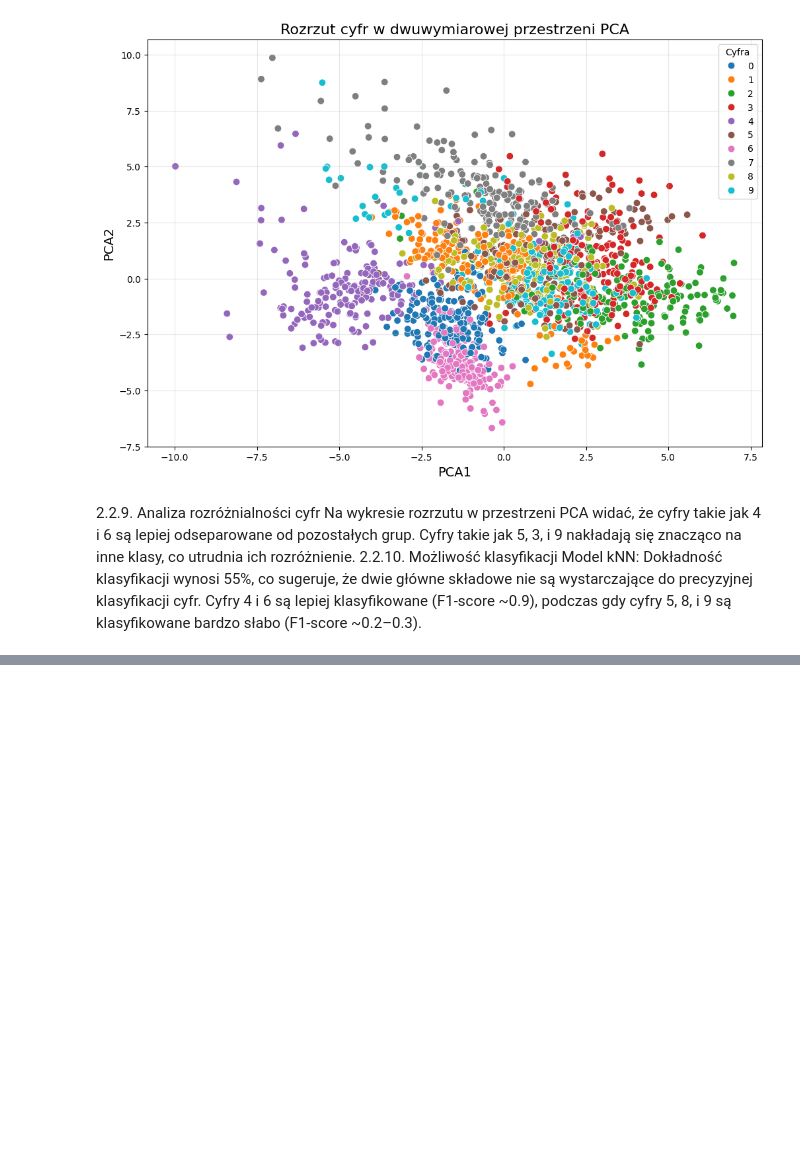
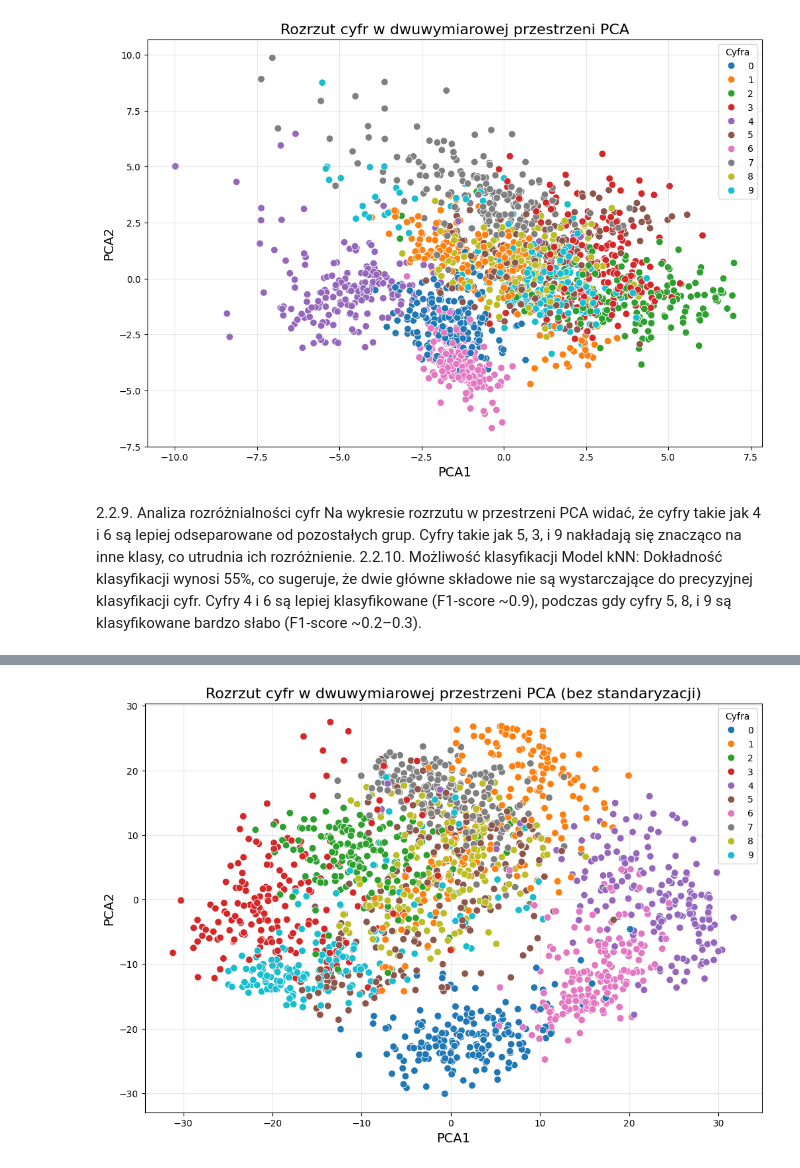
Before and after one commit to maddie84/Lab_Maszynowej_Analizy_Danych, a Jupyter notebook: Lab5/Jazwinska_LMAD_PSI_L5.ipynb, the cells around one changed output, grey strips where cells are left out. Drawn from its saved outputs; the diff is of its cells as text; code cells hidden in the pictures; blank space fills up the shorter version.

```diff
--- a/Lab5/Jazwinska_LMAD_PSI_L5.ipynb
+++ b/Lab5/Jazwinska_LMAD_PSI_L5.ipynb
@@ -454,0 +485,86 @@ ImportError: cannot import name 'KNeighborsClassifier' from 'sklearn.model_selec
+# %%
+# 2.2.2. Redukcja wymiarowości do 2 składowych głównych (bez standaryzacji)
+pca_no_scaling_2d = PCA(n_components=2)
+X_pca_no_scaling_2d = pca_no_scaling_2d.fit_transform(df_pixels)
+
+# 2.2.3. Dopasowanie PCA do danych - główne składowe
+principal_components_no_scaling_2d = pca_no_scaling_2d.components_
+
+# 2.2.4. Wyświetlenie atrybutu components_
+components_df_no_scaling_2d = pd.DataFrame(principal_components_no_scaling_2d,
+                                           columns=df_pixels.columns,
+                                           index=['PCA1', 'PCA2'])
+print("Macierz składowych głównych (bez standaryzacji):")
+print(components_df_no_scaling_2d)
+
+# 2.2.5. Wariancja poszczególnych składowych
+explained_variance_no_scaling_2d = pca_no_scaling_2d.explained_variance_ratio_
+print("\nWariancja wyjaśniona przez PCA1 (bez standaryzacji):", explained_variance_no_scaling_2d[0])
+print("Wariancja wyjaśniona przez PCA2 (bez standaryzacji):", explained_variance_no_scaling_2d[1])
+
+# 2.2.6. Wariancja dwóch składowych
+total_variance_no_scaling_2d = explained_variance_no_scaling_2d.sum()
+print("\nŁączna wariancja wyjaśniona przez PCA1 i PCA2 (bez standaryzacji):", total_variance_no_scaling_2d)
+
+# 2.2.7. Liczba składowych dla 95% i 99% wariancji
+pca_full_no_scaling = PCA()
+pca_full_no_scaling.fit(df_pixels)
+cumulative_variance_ratio_no_scaling = pca_full_no_scaling.explained_variance_ratio_.cumsum()
+
+n_components_95_no_scaling = (cumulative_variance_ratio_no_scaling >= 0.95).argmax() + 1
+n_components_99_no_scaling = (cumulative_variance_ratio_no_scaling >= 0.99).argmax() + 1
+
+print("\nLiczba składowych dla 95% wariancji (bez standaryzacji):", n_components_95_no_scaling)
+print("Liczba składowych dla 99% wariancji (bez standaryzacji):", n_components_99_no_scaling)
+
+# 2.2.8. Wizualizacja rozrzutu cyfr w dwuwymiarowej przestrzeni PCA (bez standaryzacji)
+plt.figure(figsize=(12, 8))
+sns.scatterplot(x=X_pca_no_scaling_2d[:, 0], y=X_pca_no_scaling_2d[:, 1], hue=labels,
+                palette='tab10', legend='full', s=60)
+plt.title("Rozrzut cyfr w dwuwymiarowej przestrzeni PCA (bez standaryzacji)", fontsize=16)
+plt.xlabel("PCA1", fontsize=14)
+plt.ylabel("PCA2", fontsize=14)
+plt.legend(title="Cyfra", fontsize=10)
+plt.grid(alpha=0.3)
+plt.show()
+
+# 2.2.9 i 2.2.10
+# Najlepiej rozróżnialne cyfry to 0, 6, i 9, ponieważ tworzą wyraźnie odseparowane klastry.
+# Najsłabiej rozróżnialne cyfry to 3, 5, i 8, które znacząco nakładają się na inne klasy.
+# Dwie główne składowe PCA pozwalają rozróżnić niektóre cyfry, ale nie są wystarczające
+# do precyzyjnej klasyfikacji wszystkich cyfr, szczególnie tych o podobnych kształtach.
+
+# 2.3.1. PCA dla 3 składowych (bez standaryzacji)
+pca_no_scaling_3d = PCA(n_components=3)
+X_pca_no_scaling_3d = pca_no_scaling_3d.fit_transform(df_pixels)
+
+# 2.3.2. Wariancja poszczególnych składowych (bez standaryzacji)
+explained_variance_no_scaling_3d = pca_no_scaling_3d.explained_variance_ratio_
+print("\nWariancja wyjaśniona przez PCA1 (bez standaryzacji):", explained_variance_no_scaling_3d[0])
+print("Wariancja wyjaśniona przez PCA2 (bez standaryzacji):", explained_variance_no_scaling_3d[1])
+print("Wariancja wyjaśniona przez PCA3 (bez standaryzacji):", explained_variance_no_scaling_3d[2])
+
+# 2.3.3. Wariancja dla trzech składowych (bez standaryzacji)
+total_variance_no_scaling_3d = explained_variance_no_scaling_3d.sum()
+print("\nŁączna wariancja wyjaśniona przez PCA1, PCA2 i PCA3 (bez standaryzacji):", total_variance_no_scaling_3d)
+
+# 2.3.4. Wizualizacja w 3D (bez standaryzacji)
+fig = plt.figure(figsize=(14, 8))
+ax = fig.add_subplot(111, projection='3d')
+scatter_no_scaling_3d = ax.scatter(X_pca_no_scaling_3d[:, 0], X_pca_no_scaling_3d[:, 1], X_pca_no_scaling_3d[:, 2],
+                                   c=labels, cmap='tab10', s=40, alpha=0.8)
+legend_no_scaling_3d = ax.legend(*scatter_no_scaling_3d.legend_elements(), title="Cyfra", fontsize=10)
+ax.add_artist(legend_no_scaling_3d)
+ax.set_title("Rozrzut cyfr w przestrzeni 3D (PCA bez standaryzacji)", fontsize=14)
+ax.set_xlabel("PCA1")
+ax.set_ylabel("PCA2")
+ax.set_zlabel("PCA3")
+plt.show()
+
+# 2.3.5.
+
+# Najlepiej rozróżnialne cyfry to 0, 6, i 9. Tworzą wyraźne, dobrze odseparowane klastry w przestrzeni 3D.
+# Najsłabiej rozróżnialne cyfry to 3, 5, i 8. Ich punkty nakładają się na inne cyfry, co utrudnia ich jednoznaczne odseparowanie.
+# Dodanie trzeciej składowej poprawia separację klas, ale cyfry o podobnych kształtach wciąż mają trudności z rozróżnieniem.
+# Widać jednak większą poprawę względem przestrzeni 2D.
+# %% [output]
@@ -454,0 +588 @@ ImportError: cannot import name 'KNeighborsClassifier' from 'sklearn.model_selec
+[figure, added]
```
Also changed, not shown: parts of 5 cells of this notebook.
